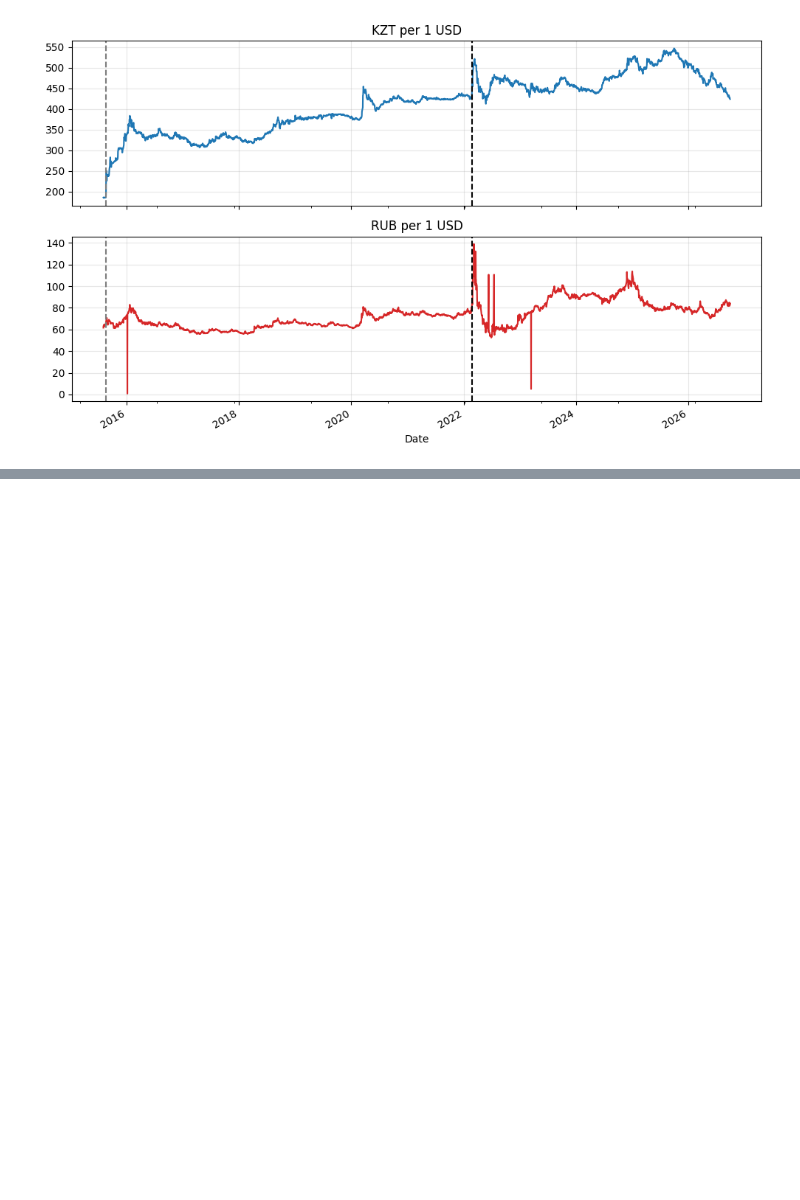
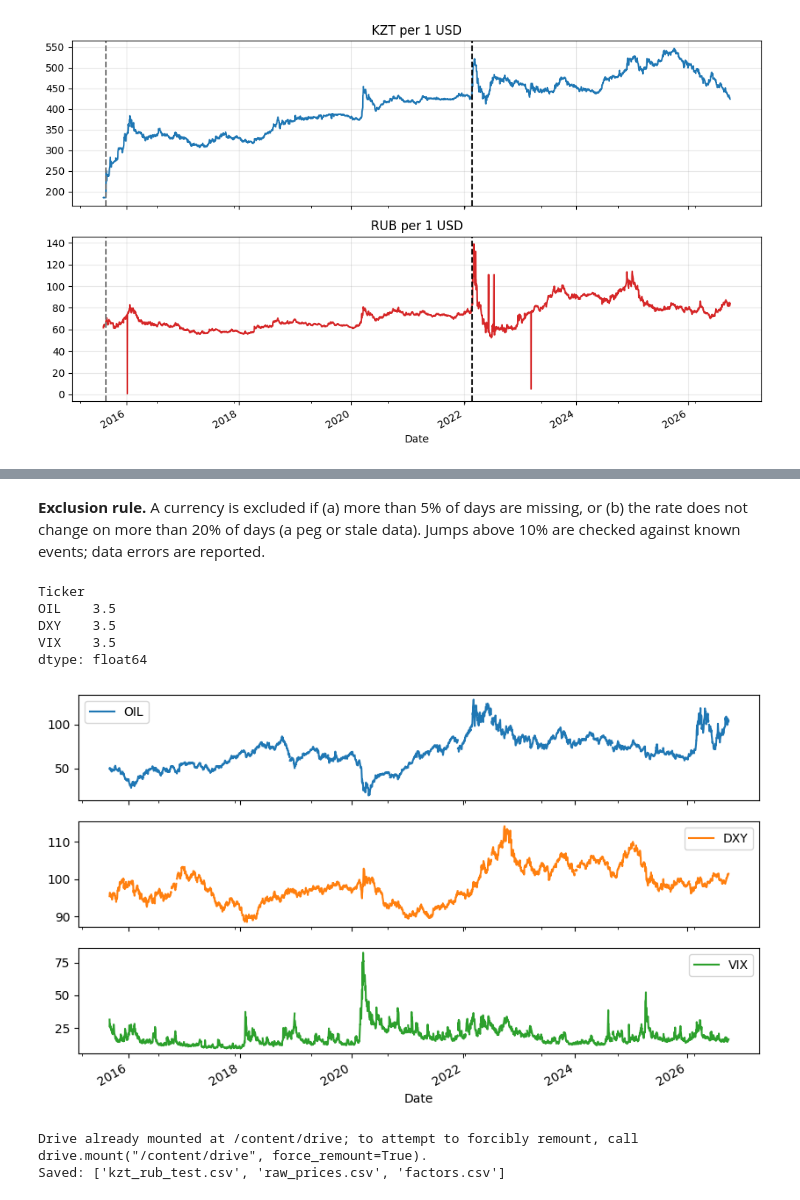
Before and after one commit to saratyulyuova/tenge-ruble-network, a Jupyter notebook: network_analysis.ipynb, the cells around one changed output, grey strips where cells are left out. Cells and saved outputs as stored; diff of their text form; code cells hidden in the pictures; blank space fills up the shorter version.

```diff
--- a/network_analysis.ipynb
+++ b/network_analysis.ipynb
@@ -92,0 +205,27 @@ Saved to /content/drive/MyDrive/tenge-ruble-network/data
+# %% [markdown]
+**Exclusion rule.** A currency is excluded if (a) more than 5% of days are missing,
+or (b) the rate does not change on more than 20% of days (a peg or stale data).
+Jumps above 10% are checked against known events; data errors are reported.
+# %%
+fac_period = fac.loc["2015-09-01":]
+print((fac_period.isna().mean() * 100).round(1))
+fac_period.plot(subplots=True, figsize=(10, 6), sharex=True); plt.show()
+# %% [output]
+Ticker
+OIL    3.5
+DXY    3.5
+VIX    3.5
+dtype: float64
+[figure, added]
+# %%
+from google.colab import drive
+drive.mount("/content/drive")
+folder = "/content/drive/MyDrive/tenge-ruble-network/data"
+os.makedirs(folder, exist_ok=True)
+
+prices_clean.to_csv(f"{folder}/raw_prices.csv")
+fac.to_csv(f"{folder}/factors.csv")
+print("Saved:", os.listdir(folder))
+# %% [output]
+Drive already mounted at /content/drive; to attempt to forcibly remount, call drive.mount("/content/drive", force_remount=True).
+Saved: ['kzt_rub_test.csv', 'raw_prices.csv', 'factors.csv']
```
Also changed, not shown: parts of 15 cells of this notebook.
